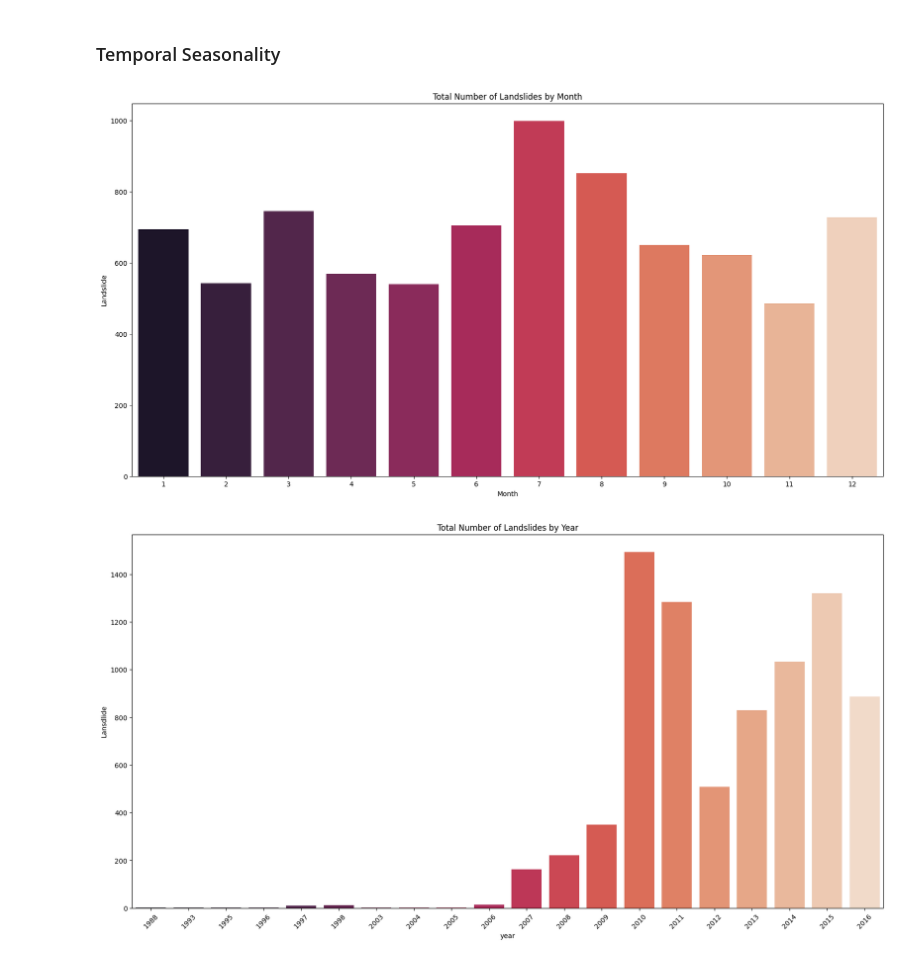
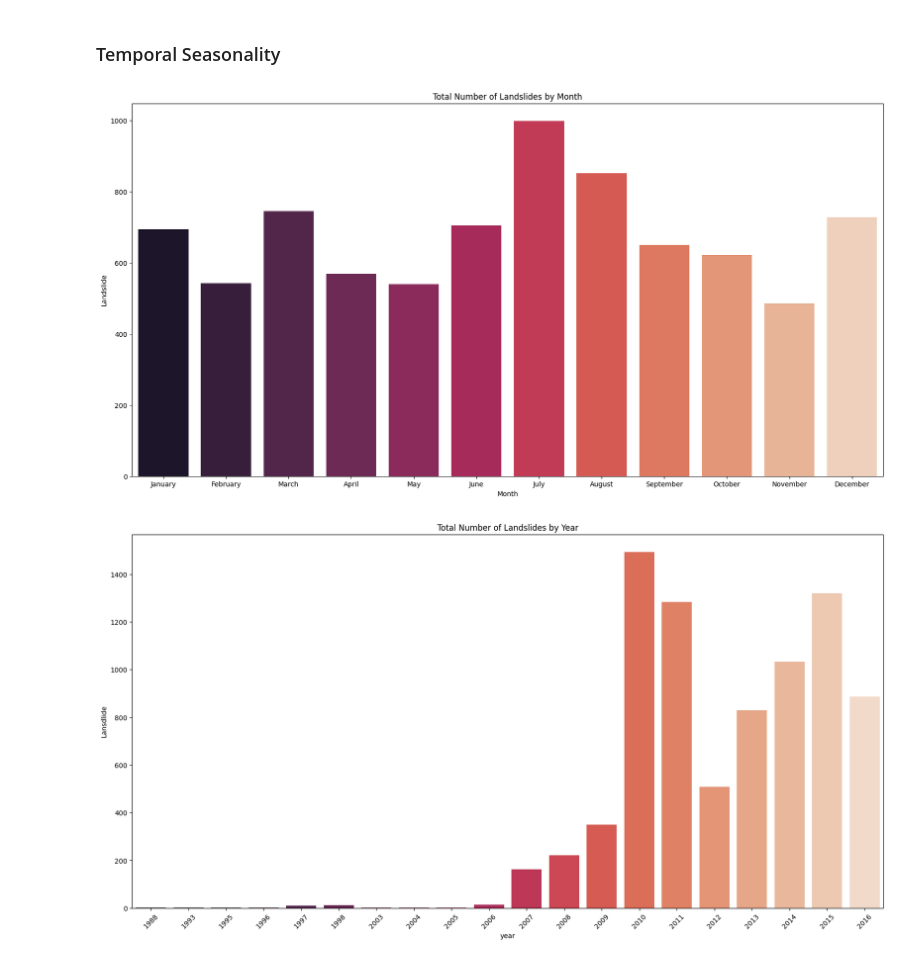
Before and after one commit to Mcrash01/Python-data-analysis, a Jupyter notebook: exploration.ipynb, the cells around one changed output. Drawn from its saved outputs; the diff is of its cells as text; code cells hidden in the pictures.

Commit message:
month names in plot

```diff
--- a/exploration.ipynb
+++ b/exploration.ipynb
@@ -435,18 +435,20 @@ plt.show()
 # %%
 month_counts = landslides['event_date_month'].value_counts().reset_index()
 month_counts.columns = ['event_date_month', 'count']
 month_counts["event_date_month"] = month_counts["event_date_month"].astype(int)
 month_counts.sort_values(by='event_date_month', ascending=True)
 
+month_dictionnary = {1:"January",2:"February",3:"March",4:"April",5:"May",6:"June",7:"July", 8:"August",9:"September",10:"October",11:"November",12:"December"}
+
 # Plotting
 plt.figure(figsize=(20, 10))
-sns.barplot(data=month_counts, x='event_date_month', y='count',palette="rocket")
+ax = sns.barplot(x=month_counts['event_date_month'].map(month_dictionnary), y=month_counts['count'], palette="rocket", order=month_dictionnary.values())
 plt.xlabel('Month')
 plt.ylabel('Landslide')
 plt.title('Total Number of Landslides by Month')
 plt.show()
 # %% [output]
-[figure, old version]
+[figure, new version]
 # %%
 year_counts = landslides['event_date_year'].value_counts().reset_index()
 year_counts.columns = ['event_date_year', 'count']
```
Also changed, not shown: parts of 2 cells of this notebook.
